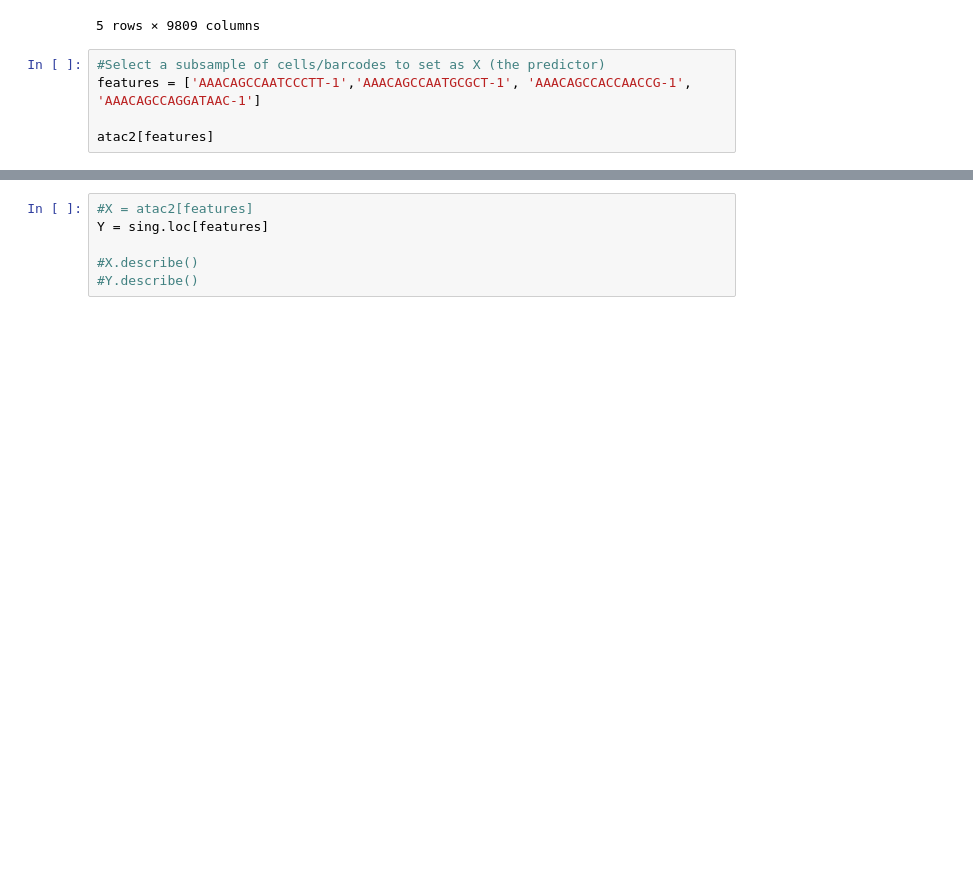
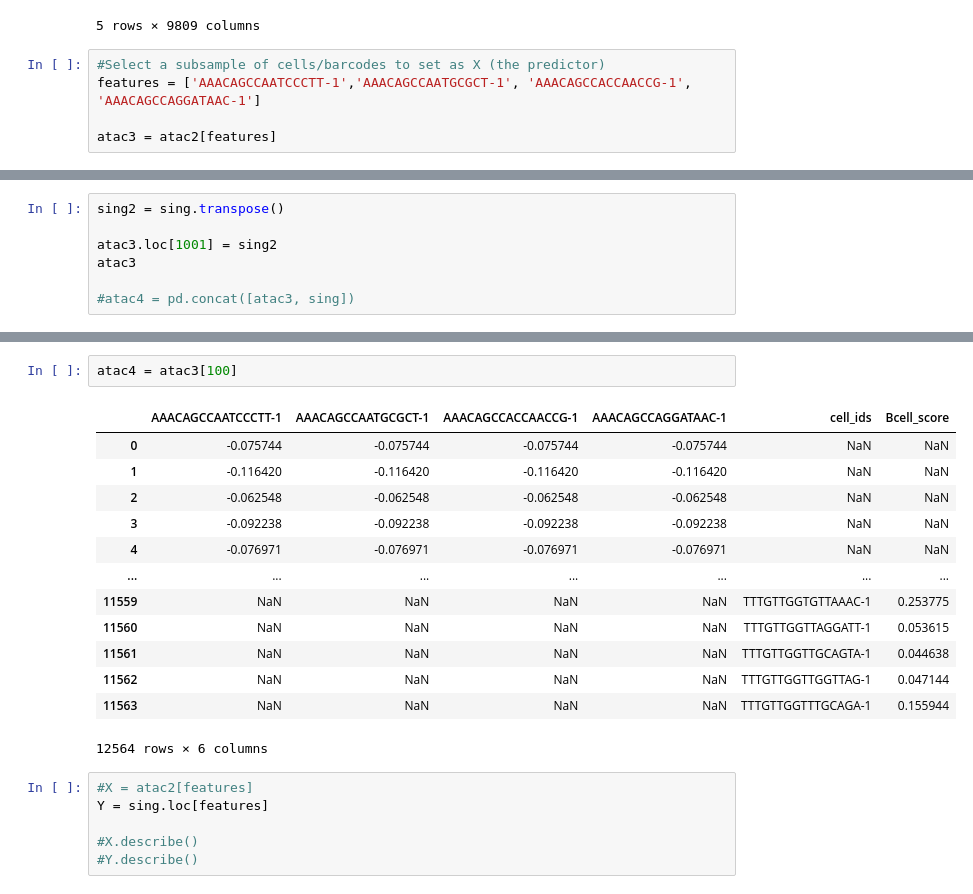
Before and after one commit to the-rich-piana/BioInfo-Notes, a Jupyter notebook: predict_cell_type.ipynb, the cells around one changed output, grey strips where cells are left out. Saved outputs shown, nothing was run; the diff lists cells and outputs as text; blank space fills up the shorter version.

Commit message:
Matrix concat issue

```diff
--- a/predict_cell_type.ipynb
+++ b/predict_cell_type.ipynb
@@ -150,4 +148,4 @@ atac2.head(5)
 #Select a subsample of cells/barcodes to set as X (the predictor)
 features = ['AAACAGCCAATCCCTT-1','AAACAGCCAATGCGCT-1', 'AAACAGCCACCAACCG-1', 'AAACAGCCAGGATAAC-1']
 
-atac2[features]
+atac3 = atac2[features]
@@ -167,0 +152,7 @@ atac2[features]
+# %%
+sing2 = sing.transpose()
+
+atac3.loc[1001] = sing2
+atac3
+
+#atac4 = pd.concat([atac3, sing])
@@ -168,3 +173,19 @@ atac2[features]
+# %%
+atac4 = atac3[100]
+# %% [output]
+|  | AAACAGCCAATCCCTT-1 | AAACAGCCAATGCGCT-1 | AAACAGCCACCAACCG-1 | AAACAGCCAGGATAAC-1 | cell_ids | Bcell_score |
+| 0 | -0.075744 | -0.075744 | -0.075744 | -0.075744 | NaN | NaN |
+| 1 | -0.116420 | -0.116420 | -0.116420 | -0.116420 | NaN | NaN |
+| 2 | -0.062548 | -0.062548 | -0.062548 | -0.062548 | NaN | NaN |
+| 3 | -0.092238 | -0.092238 | -0.092238 | -0.092238 | NaN | NaN |
+| 4 | -0.076971 | -0.076971 | -0.076971 | -0.076971 | NaN | NaN |
+| ... | ... | ... | ... | ... | ... | ... |
+| 11559 | NaN | NaN | NaN | NaN | TTTGTTGGTGTTAAAC-1 | 0.253775 |
+| 11560 | NaN | NaN | NaN | NaN | TTTGTTGGTTAGGATT-1 | 0.053615 |
+| 11561 | NaN | NaN | NaN | NaN | TTTGTTGGTTGCAGTA-1 | 0.044638 |
+| 11562 | NaN | NaN | NaN | NaN | TTTGTTGGTTGGTTAG-1 | 0.047144 |
+| 11563 | NaN | NaN | NaN | NaN | TTTGTTGGTTTGCAGA-1 | 0.155944 |
+12564 rows × 6 columns
 # %%
 #X = atac2[features]
 Y = sing.loc[features]
```
Also changed, not shown: parts of 3 cells of this notebook.
